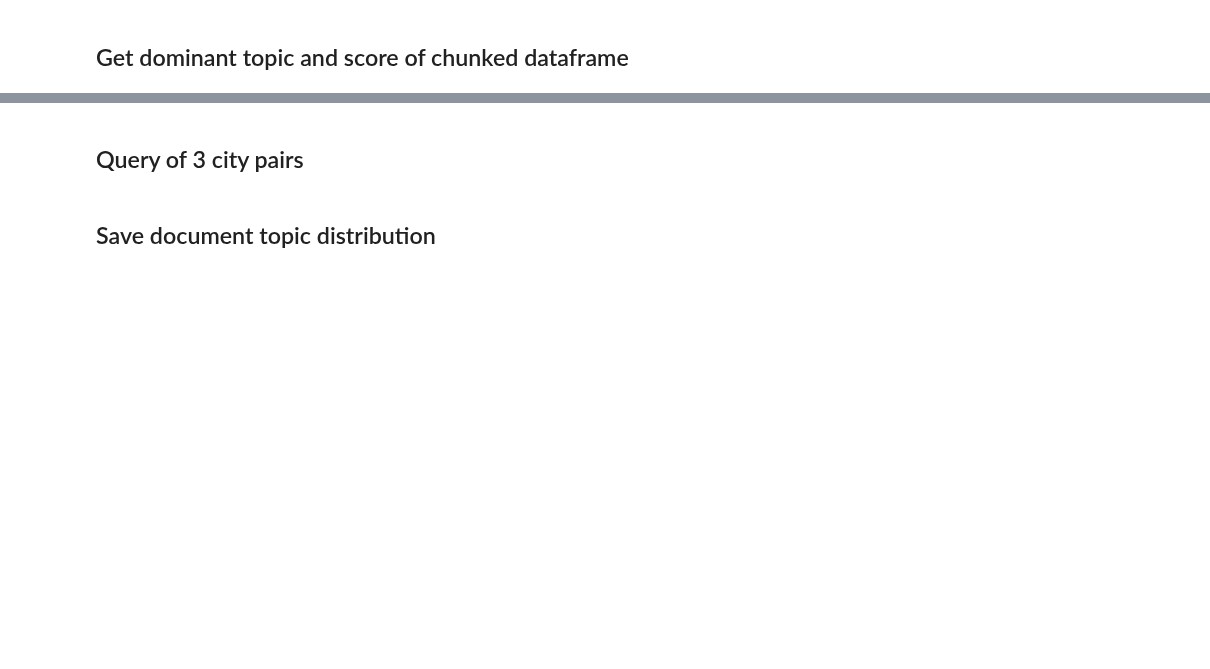
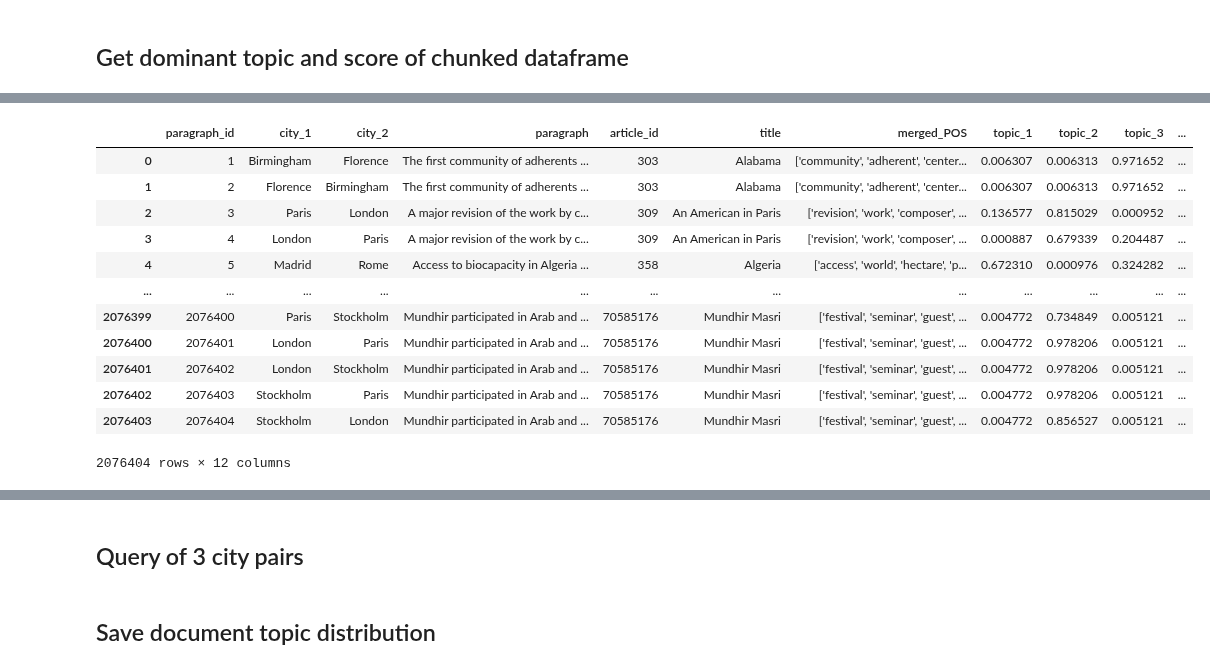
Before and after one commit to seriousdeejay/citynet, a Jupyter notebook: src/analyses/Diederik_Clean/2 Topic Modeling - Paragraphs.ipynb, the cells around one changed output, grey strips where cells are left out. Drawn from its saved outputs; the diff is of its cells as text; code cells hidden in the pictures; blank space fills up the shorter version.

```diff
--- a/src/analyses/Diederik_Clean/2 Topic Modeling - Paragraphs.ipynb
+++ b/src/analyses/Diederik_Clean/2 Topic Modeling - Paragraphs.ipynb
@@ -613,3 +646,19 @@ final_df = pd.concat(chunked_dataframe,axis=0)
+# %%
+updated_results #.iloc[-20:-1]
+# %% [output]
+|  | paragraph_id | city_1 | city_2 | paragraph | article_id | title | merged_POS | topic_1 | topic_2 | topic_3 | ... |
+| 0 | 1 | Birmingham | Florence | The first community of adherents ... | 303 | Alabama | ['community', 'adherent', 'center... | 0.006307 | 0.006313 | 0.971652 | ... |
+| 1 | 2 | Florence | Birmingham | The first community of adherents ... | 303 | Alabama | ['community', 'adherent', 'center... | 0.006307 | 0.006313 | 0.971652 | ... |
+| 2 | 3 | Paris | London | A major revision of the work by c... | 309 | An American in Paris | ['revision', 'work', 'composer', ... | 0.136577 | 0.815029 | 0.000952 | ... |
+| 3 | 4 | London | Paris | A major revision of the work by c... | 309 | An American in Paris | ['revision', 'work', 'composer', ... | 0.000887 | 0.679339 | 0.204487 | ... |
+| 4 | 5 | Madrid | Rome | Access to biocapacity in Algeria ... | 358 | Algeria | ['access', 'world', 'hectare', 'p... | 0.672310 | 0.000976 | 0.324282 | ... |
+| ... | ... | ... | ... | ... | ... | ... | ... | ... | ... | ... | ... |
+| 2076399 | 2076400 | Paris | Stockholm | Mundhir participated in Arab and ... | 70585176 | Mundhir Masri | ['festival', 'seminar', 'guest', ... | 0.004772 | 0.734849 | 0.005121 | ... |
+| 2076400 | 2076401 | London | Paris | Mundhir participated in Arab and ... | 70585176 | Mundhir Masri | ['festival', 'seminar', 'guest', ... | 0.004772 | 0.978206 | 0.005121 | ... |
+| 2076401 | 2076402 | London | Stockholm | Mundhir participated in Arab and ... | 70585176 | Mundhir Masri | ['festival', 'seminar', 'guest', ... | 0.004772 | 0.978206 | 0.005121 | ... |
+| 2076402 | 2076403 | Stockholm | Paris | Mundhir participated in Arab and ... | 70585176 | Mundhir Masri | ['festival', 'seminar', 'guest', ... | 0.004772 | 0.978206 | 0.005121 | ... |
+| 2076403 | 2076404 | Stockholm | London | Mundhir participated in Arab and ... | 70585176 | Mundhir Masri | ['festival', 'seminar', 'guest', ... | 0.004772 | 0.856527 | 0.005121 | ... |
+2076404 rows × 12 columns
 # %%
 final_df_renamed_cols = final_df.rename(columns = { 'idxmax': 'lda_dominant',
                                         'max': 'lda_dominant_score'}, inplace = False)
```
Also changed, not shown: parts of 25 cells of this notebook, 1 other file.
